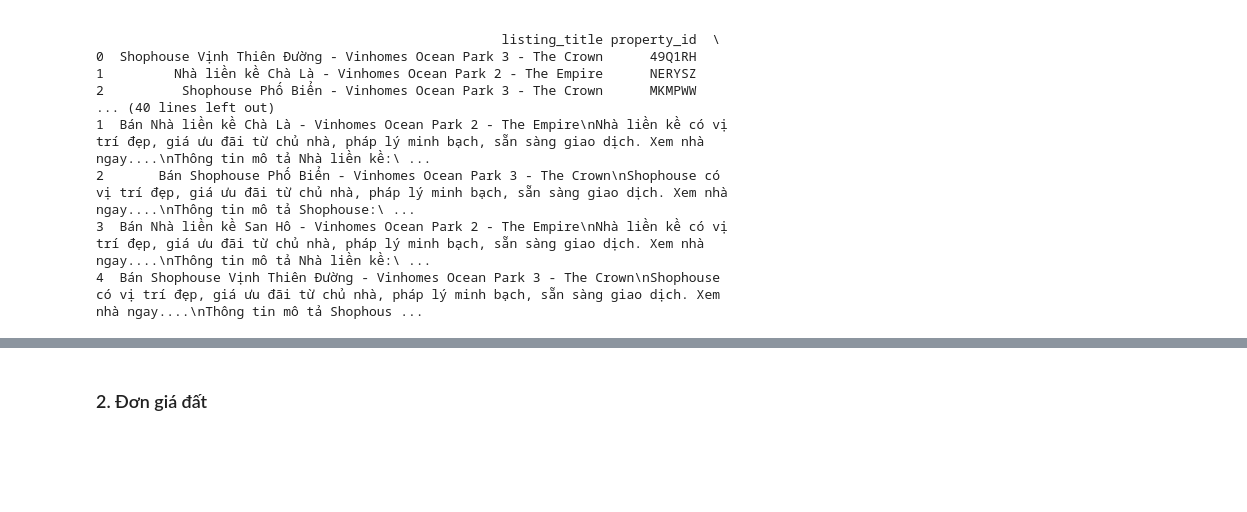
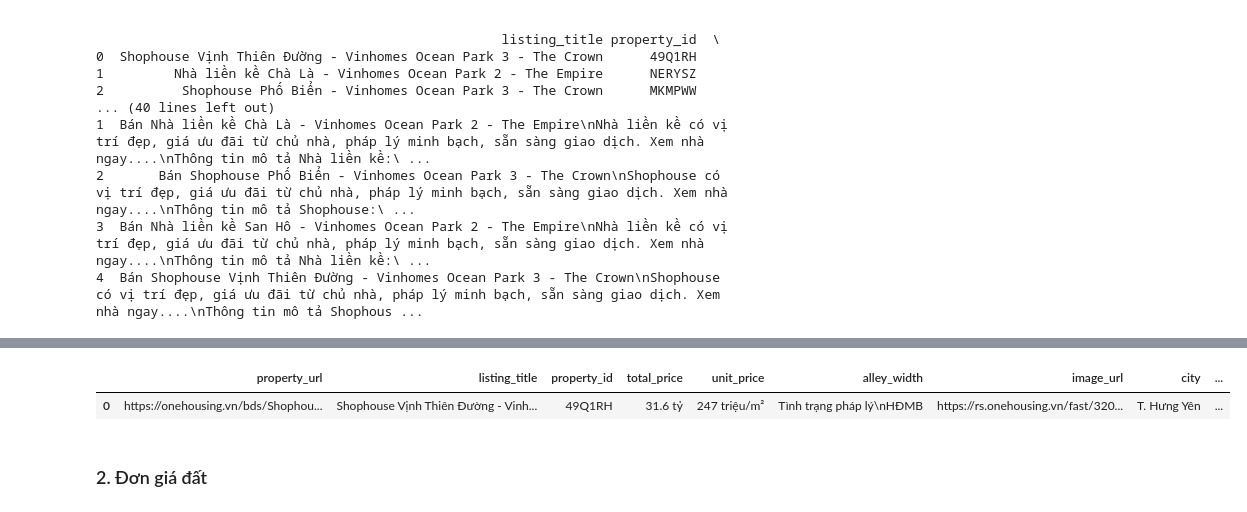
Before and after one commit to PhamMaiLinh-2403/estates-app, a Jupyter notebook: test.ipynb, the cells around one changed output, grey strips where cells are left out. Drawn from its saved outputs; the diff is of its cells as text; code cells hidden in the pictures; blank space fills up the shorter version.

```diff
--- a/test.ipynb
+++ b/test.ipynb
@@ -300,3 +306,8 @@ df.head()
+# %%
+df.head(1)
+# %% [output]
+|  | property_url | listing_title | property_id | total_price | unit_price | alley_width | image_url | city | ... |
+| 0 | https://onehousing.vn/bds/Shophou... | Shophouse Vịnh Thiên Đường - Vinh... | 49Q1RH | 31.6 tỷ | 247 triệu/m² | Tình trạng pháp lý\nHĐMB | https://rs.onehousing.vn/fast/320... | T. Hưng Yên | ... |
 # %% [markdown]
 ### 2. Đơn giá đất
 # %% [markdown]
```
Also changed, not shown: parts of 3 cells of this notebook, 2 other files.
